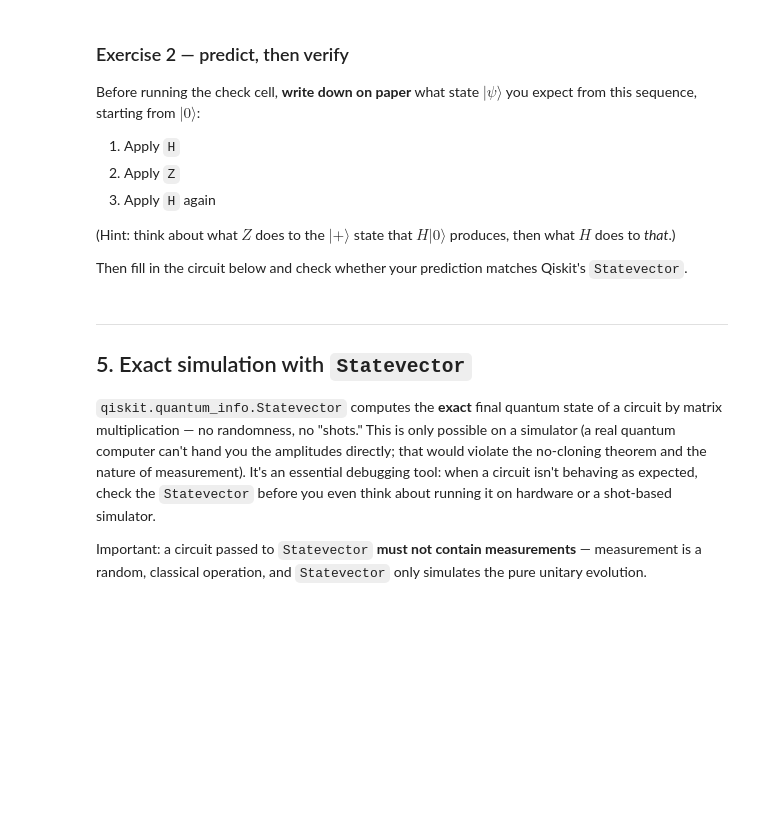
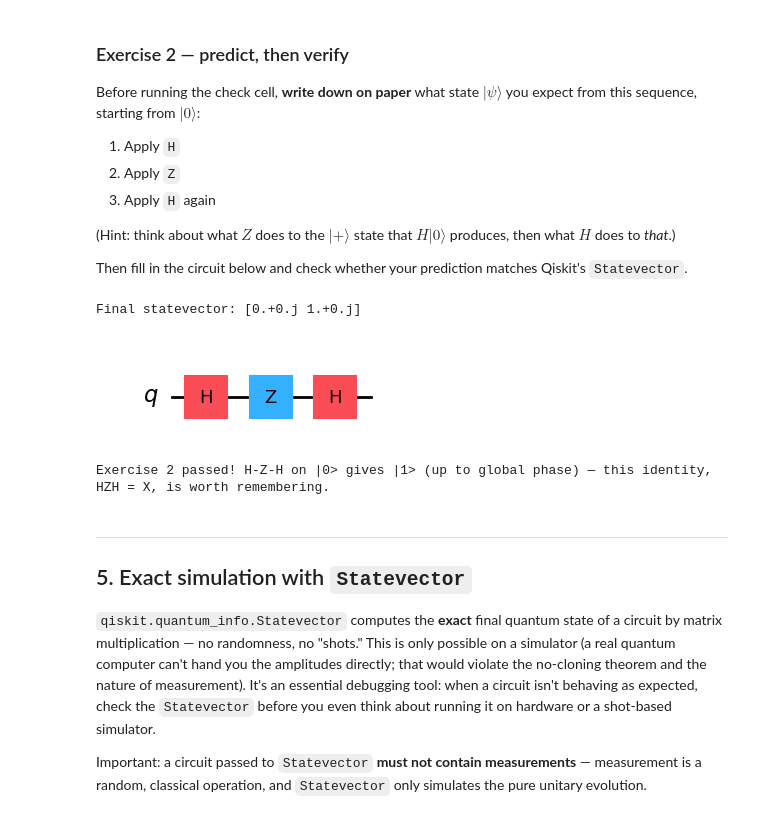
Before and after one commit to Pushkar0997/Qiskit_cert_prep, a Jupyter notebook: qiskit_basics_deep_dive.ipynb, the cells around one changed output. Drawn from its saved outputs; the diff is of its cells as text; code cells hidden in the pictures; blank space fills up the shorter version.

```diff
--- a/qiskit_basics_deep_dive.ipynb
+++ b/qiskit_basics_deep_dive.ipynb
@@ -253,12 +319,20 @@ Then fill in the circuit below and check whether your prediction matches Qiskit'
 # %%
 def build_exercise_2_circuit():
     # TODO: build a 1-qubit circuit implementing H, then Z, then H (no measurement)
-    raise NotImplementedError("Replace this with your circuit")
+    #raise NotImplementedError("Replace this with your circuit")
+    qc2= QuantumCircuit(1)
+    qc2.h(0)
+    qc2.z(0)
+    qc2.h(0)
+    return qc2
 
 exercise_2_circuit = build_exercise_2_circuit()
 final_state = Statevector(exercise_2_circuit)
 print("Final statevector:", final_state.data.round(3))
 exercise_2_circuit.draw(output="mpl")
+# %% [output]
+Final statevector: [0.+0.j 1.+0.j]
+[figure, added]
 # %%
 # --- Check your answer ---
 def check_exercise_2(qc):
@@ -268,6 +342,8 @@ def check_exercise_2(qc):
     print("Exercise 2 passed! H-Z-H on |0> gives |1> (up to global phase) — this identity, HZH = X, is worth remembering.")
 
 check_exercise_2(exercise_2_circuit)
+# %% [output]
+Exercise 2 passed! H-Z-H on |0> gives |1> (up to global phase) — this identity, HZH = X, is worth remembering.
 # %% [markdown]
 ---
 ## 5. Exact simulation with `Statevector`
```
Also changed, not shown: parts of 34 cells of this notebook, 3 other files.
